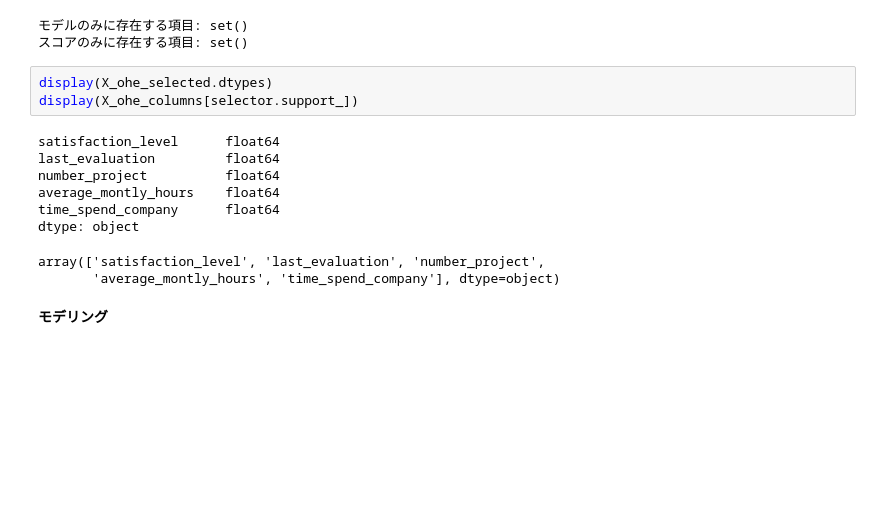
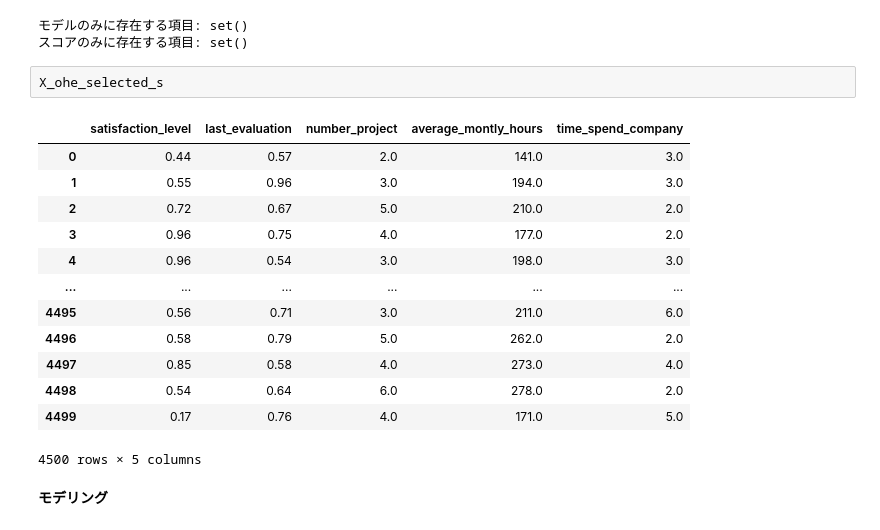
Before and after one commit to saiku122/AIJobcolle, a Jupyter notebook: MachineLearning/finaltask/LatstTask_ipynb.ipynb, the cells around one changed output. Saved outputs shown, nothing was run; the diff lists cells and outputs as text; blank space fills up the shorter version.

```diff
--- a/MachineLearning/finaltask/LatstTask_ipynb.ipynb
+++ b/MachineLearning/finaltask/LatstTask_ipynb.ipynb
@@ -190,18 +176,22 @@ print('スコアのみに存在する項目: %s' % diff2)
 # %% [output]
 モデルのみに存在する項目: set()
 スコアのみに存在する項目: set()
-# %%
-display(X_ohe_selected.dtypes)
-display(X_ohe_columns[selector.support_])
-# %% [output]
-satisfaction_level      float64
-last_evaluation         float64
-number_project          float64
-average_montly_hours    float64
-time_spend_company      float64
-dtype: object
-array(['satisfaction_level', 'last_evaluation', 'number_project',
-       'average_montly_hours', 'time_spend_company'], dtype=object)
+# %%
+X_ohe_selected_s
+# %% [output]
+|  | satisfaction_level | last_evaluation | number_project | average_montly_hours | time_spend_company |
+| 0 | 0.44 | 0.57 | 2.0 | 141.0 | 3.0 |
+| 1 | 0.55 | 0.96 | 3.0 | 194.0 | 3.0 |
+| 2 | 0.72 | 0.67 | 5.0 | 210.0 | 2.0 |
+| 3 | 0.96 | 0.75 | 4.0 | 177.0 | 2.0 |
+| 4 | 0.96 | 0.54 | 3.0 | 198.0 | 3.0 |
+| ... | ... | ... | ... | ... | ... |
+| 4495 | 0.56 | 0.71 | 3.0 | 211.0 | 6.0 |
+| 4496 | 0.58 | 0.79 | 5.0 | 262.0 | 2.0 |
+| 4497 | 0.85 | 0.58 | 4.0 | 273.0 | 4.0 |
+| 4498 | 0.54 | 0.64 | 6.0 | 278.0 | 2.0 |
+| 4499 | 0.17 | 0.76 | 4.0 | 171.0 | 5.0 |
+4500 rows × 5 columns
 # %% [markdown]
 **モデリング**
 # %%
```
Also changed, not shown: parts of 3 cells of this notebook.
